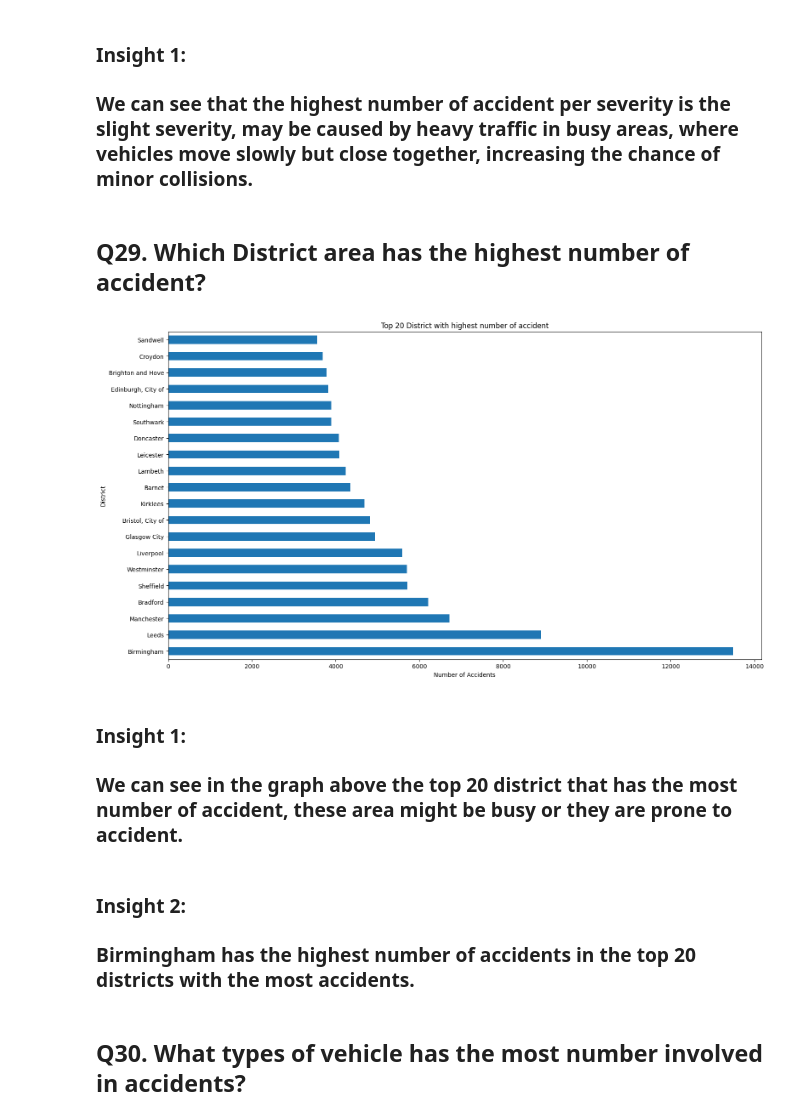
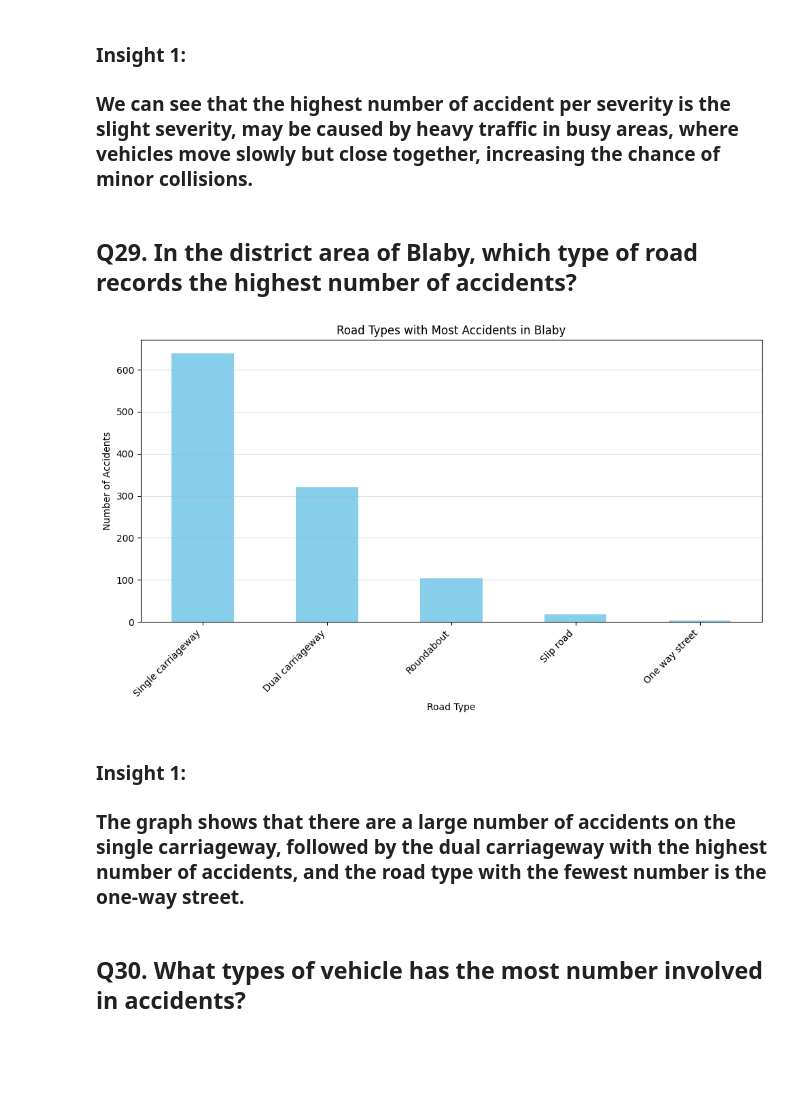
Before and after one commit to aprilfdln/ELEC303, a Jupyter notebook: Activity2.ipynb, the cells around one changed output. Saved outputs shown, nothing was run; the diff lists cells and outputs as text; code cells hidden in the pictures; blank space fills up the shorter version.

```diff
--- a/Activity2.ipynb
+++ b/Activity2.ipynb
@@ -557,28 +818,31 @@ plt.show()
 # %% [markdown]
 <h3>Insight 1:</h3>
 <h3>We can see that the highest number of accident per severity is the slight severity, may be caused by heavy traffic in busy areas, where vehicles move slowly but close together, increasing the chance of minor collisions. </h3>
-# %% [markdown]
-<h2>Q29. Which District area has the highest number of accident?</h2>
-# %%
-district_counts = accident['District Area'].value_counts().head(20)
-district_counts
-
-district_counts.plot(
-    kind = 'barh',
-    figsize = (18,10),
-)
-plt.title("Top 20 District with highest number of accident")
-plt.xlabel("Number of Accidents")
-plt.ylabel("District")
-plt.show()
-# %% [output]
-[figure, removed]
-# %% [markdown]
-<h3>Insight 1:</h3>
-<h3>We can see in the graph above the top 20 district that has the most number of accident, these area might be busy or they are prone to accident. </h3>
-# %% [markdown]
-<h3>Insight 2:</h3>
-<h3>Birmingham has the highest number of accidents in the top 20 districts with the most accidents.</h3>
+# %% [markdown]
+<h2>Q29. In the district area of Blaby, which type of road records the highest number of accidents?</h2>
+# %%
+blaby_data = accident[accident['District Area'] == 'Blaby']
+
+blaby_roads = blaby_data['Road_Type'].value_counts()
+
+blaby_roads.plot(
+    kind='bar',
+    figsize=(10,6),
+    color='skyblue',
+    title='Road Types with Most Accidents in Blaby'
+)
+
+plt.xlabel("Road Type")
+plt.ylabel("Number of Accidents")
+plt.xticks(rotation=45, ha='right')
+plt.grid(axis='y', alpha=0.4)
+plt.tight_layout()
+plt.show()
+# %% [output]
+[figure, added]
+# %% [markdown]
+<h3>Insight 1:</h3>
+<h3>The graph shows that there are a large number of accidents on the single carriageway, followed by the dual carriageway with the highest number of accidents, and the road type with the fewest number is the one-way street.</h3>
 # %% [markdown]
 <h2>Q30. What types of vehicle has the most number involved in accidents?</h2>
 # %%
```
Also changed, not shown: parts of 64 cells of this notebook.
